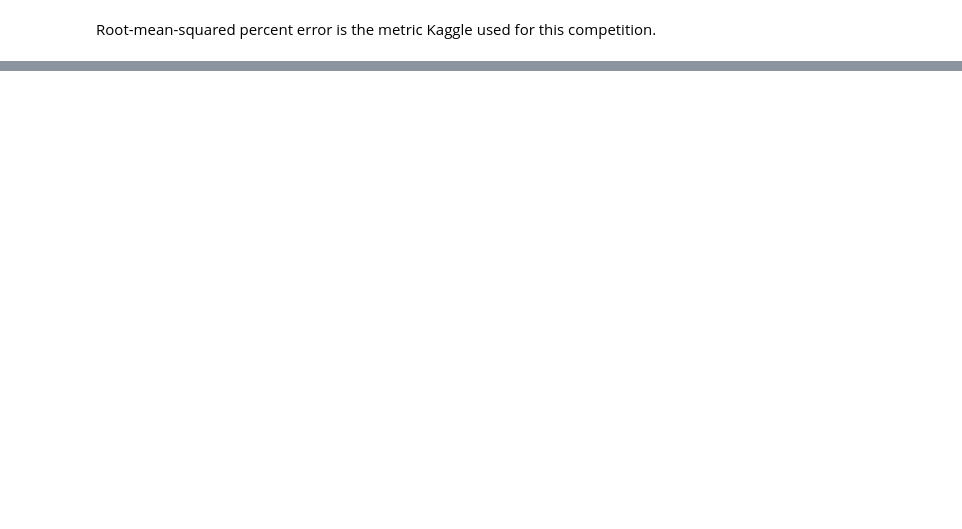
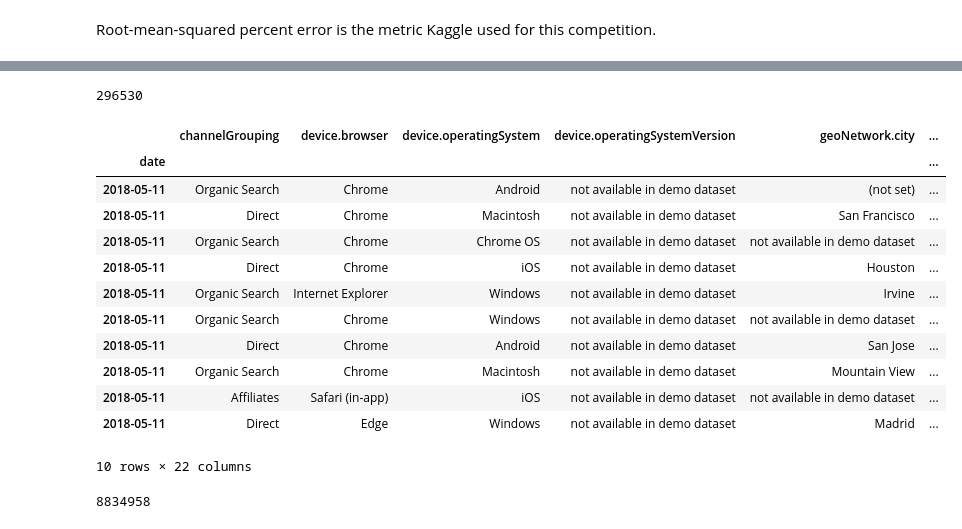
Before and after one commit to gane-dev/DeepLearning, a Jupyter notebook: GoogleRevenuePrediction.ipynb, the cells around one changed output, grey strips where cells are left out. Drawn from its saved outputs; the diff is of its cells as text; code cells hidden in the pictures; blank space fills up the shorter version.

```diff
--- a/GoogleRevenuePrediction.ipynb
+++ b/GoogleRevenuePrediction.ipynb
@@ -340,5 +419,5 @@ m.save('model-50')
 # %%
-m.load('model-50')
+m.load('model-working2')
 # %%
 x,y=m.predict_with_targs()
 # %%
@@ -348,5 +427,3 @@ exp_rmspe(x,y)
 # %%
 pred_test=m.predict(True)
 pred_test = np.exp(pred_test)
-# %%
-df_test[dep]=pred_test
@@ -353,4 +446,31 @@ df_test[dep]=pred_test
+# %%
+df_test_unique_pd.size
+# %% [output]
+296530
+# %%
+# df_test_unique_pd =  pd.DataFrame(df_test_unique)
+df_test[dep]=pred_test-1
 # %%
 csv_fn=f'{PATH}/tmp/sub.csv'
+# %%
+df_test.head(10)
+# %% [output]
+|  | channelGrouping | device.browser | device.operatingSystem | device.operatingSystemVersion | geoNetwork.city | ... |
+| date |  |  |  |  |  | ... |
+| 2018-05-11 | Organic Search | Chrome | Android | not available in demo dataset | (not set) | ... |
+| 2018-05-11 | Direct | Chrome | Macintosh | not available in demo dataset | San Francisco | ... |
+| 2018-05-11 | Organic Search | Chrome | Chrome OS | not available in demo dataset | not available in demo dataset | ... |
+| 2018-05-11 | Direct | Chrome | iOS | not available in demo dataset | Houston | ... |
+| 2018-05-11 | Organic Search | Internet Explorer | Windows | not available in demo dataset | Irvine | ... |
+| 2018-05-11 | Organic Search | Chrome | Windows | not available in demo dataset | not available in demo dataset | ... |
+| 2018-05-11 | Direct | Chrome | Android | not available in demo dataset | San Jose | ... |
+| 2018-05-11 | Organic Search | Chrome | Macintosh | not available in demo dataset | Mountain View | ... |
+| 2018-05-11 | Affiliates | Safari (in-app) | iOS | not available in demo dataset | not available in demo dataset | ... |
+| 2018-05-11 | Direct | Edge | Windows | not available in demo dataset | Madrid | ... |
+10 rows × 22 columns
+# %%
+df_test.size
+# %% [output]
+8834958
 # %%
 df_test[['fullVisitorId',dep]].to_csv(csv_fn, index=False)
```
Also changed, not shown: parts of 29 cells of this notebook.
